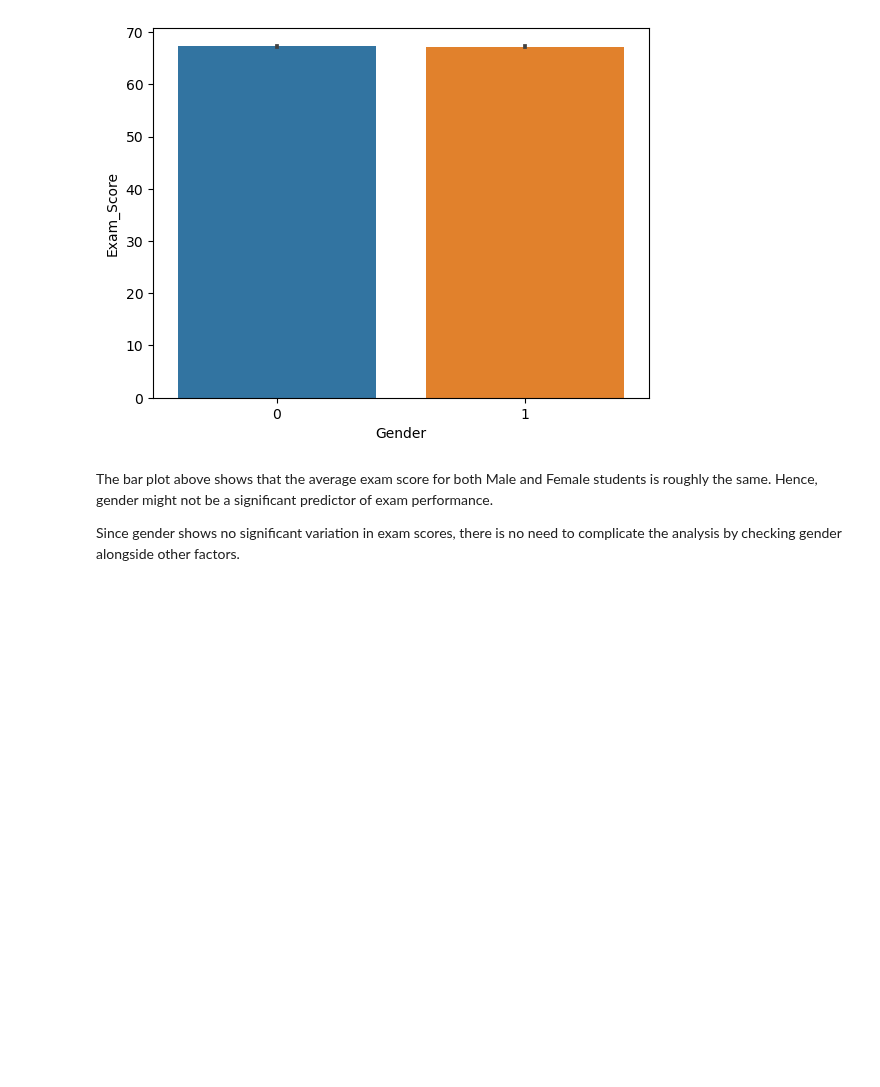
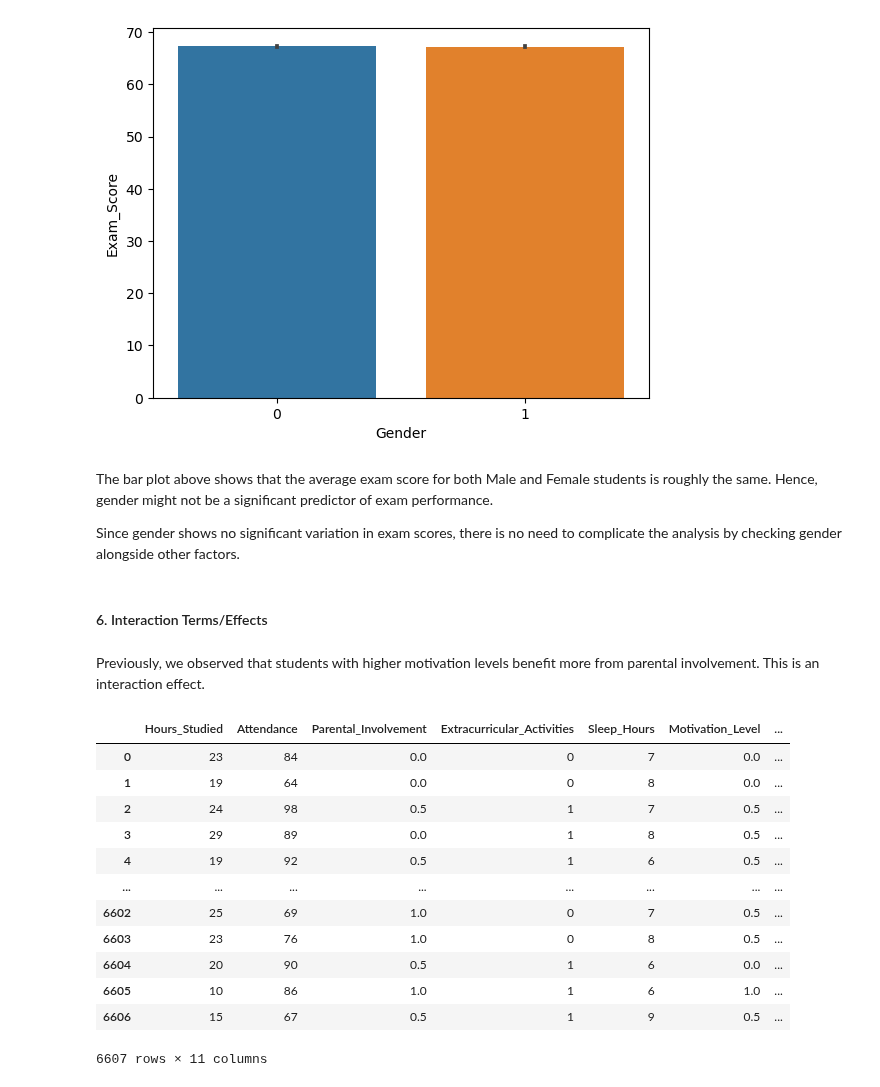
Before and after one commit to setarehsalkhi/OMIS-114-Project, a Jupyter notebook: CleanedData.ipynb, the cells around one changed output. Cells and saved outputs as stored; diff of their text form; code cells hidden in the pictures; blank space fills up the shorter version.

```diff
--- a/CleanedData.ipynb
+++ b/CleanedData.ipynb
@@ -531,3 +570,25 @@ sns.barplot(x = "Gender", y = "Exam_Score", data=df2)
 The bar plot above shows that the average exam score for both Male and Female students is roughly the same. Hence, gender might not be a significant predictor of exam performance.
 
 Since gender shows no significant variation in exam scores, there is no need to complicate the analysis by checking gender alongside other factors.
+# %% [markdown]
+#### 6. Interaction Terms/Effects
+# %% [markdown]
+Previously, we observed that students with higher motivation levels benefit more from parental involvement. This is an interaction effect.
+# %%
+df2['Motivation_By_PI'] = df2['Motivation_Level'] * df2['Parental_Involvement']
+# %%
+df2
+# %% [output]
+|  | Hours_Studied | Attendance | Parental_Involvement | Extracurricular_Activities | Sleep_Hours | Motivation_Level | ... |
+| 0 | 23 | 84 | 0.0 | 0 | 7 | 0.0 | ... |
+| 1 | 19 | 64 | 0.0 | 0 | 8 | 0.0 | ... |
+| 2 | 24 | 98 | 0.5 | 1 | 7 | 0.5 | ... |
+| 3 | 29 | 89 | 0.0 | 1 | 8 | 0.5 | ... |
+| 4 | 19 | 92 | 0.5 | 1 | 6 | 0.5 | ... |
+| ... | ... | ... | ... | ... | ... | ... | ... |
+| 6602 | 25 | 69 | 1.0 | 0 | 7 | 0.5 | ... |
+| 6603 | 23 | 76 | 1.0 | 0 | 8 | 0.5 | ... |
+| 6604 | 20 | 90 | 0.5 | 1 | 6 | 0.0 | ... |
+| 6605 | 10 | 86 | 1.0 | 1 | 6 | 1.0 | ... |
+| 6606 | 15 | 67 | 0.5 | 1 | 9 | 0.5 | ... |
+6607 rows × 11 columns
```
Also changed, not shown: parts of 10 cells of this notebook.
